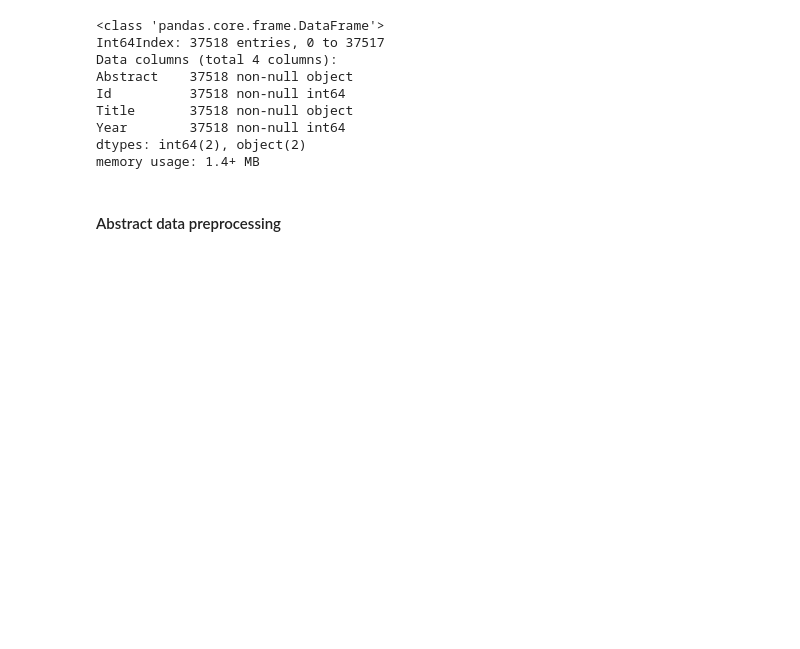
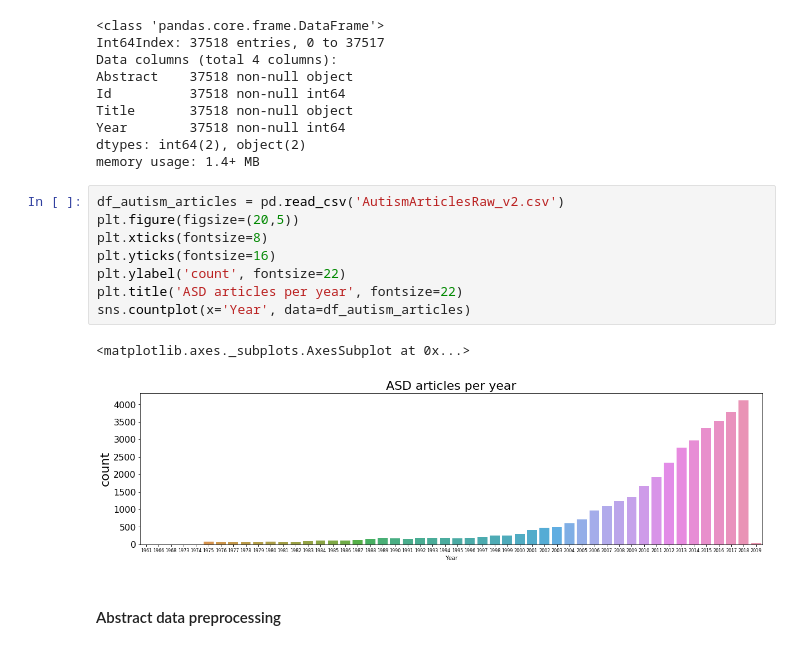
Before and after one commit to gbnegrini/word2vec-asd, a Jupyter notebook: asd-papers-pubmed-analysis-v2.ipynb, the cells around one changed output. Cells and saved outputs as stored; diff of their text form; blank space fills up the shorter version.

```diff
--- a/asd-papers-pubmed-analysis-v2.ipynb
+++ b/asd-papers-pubmed-analysis-v2.ipynb
@@ -317,6 +318,17 @@ Title       37518 non-null object
 Year        37518 non-null int64
 dtypes: int64(2), object(2)
 memory usage: 1.4+ MB
+# %%
+df_autism_articles = pd.read_csv('AutismArticlesRaw_v2.csv')
+plt.figure(figsize=(20,5))
+plt.xticks(fontsize=8)
+plt.yticks(fontsize=16)
+plt.ylabel('count', fontsize=22)
+plt.title('ASD articles per year', fontsize=22)
+sns.countplot(x='Year', data=df_autism_articles)
+# %% [output]
+<matplotlib.axes._subplots.AxesSubplot at 0x...>
+[figure, added]
 # %% [markdown]
 #### Abstract data preprocessing
 # %%
```
Also changed, not shown: parts of 5 cells of this notebook, 3 other files.
